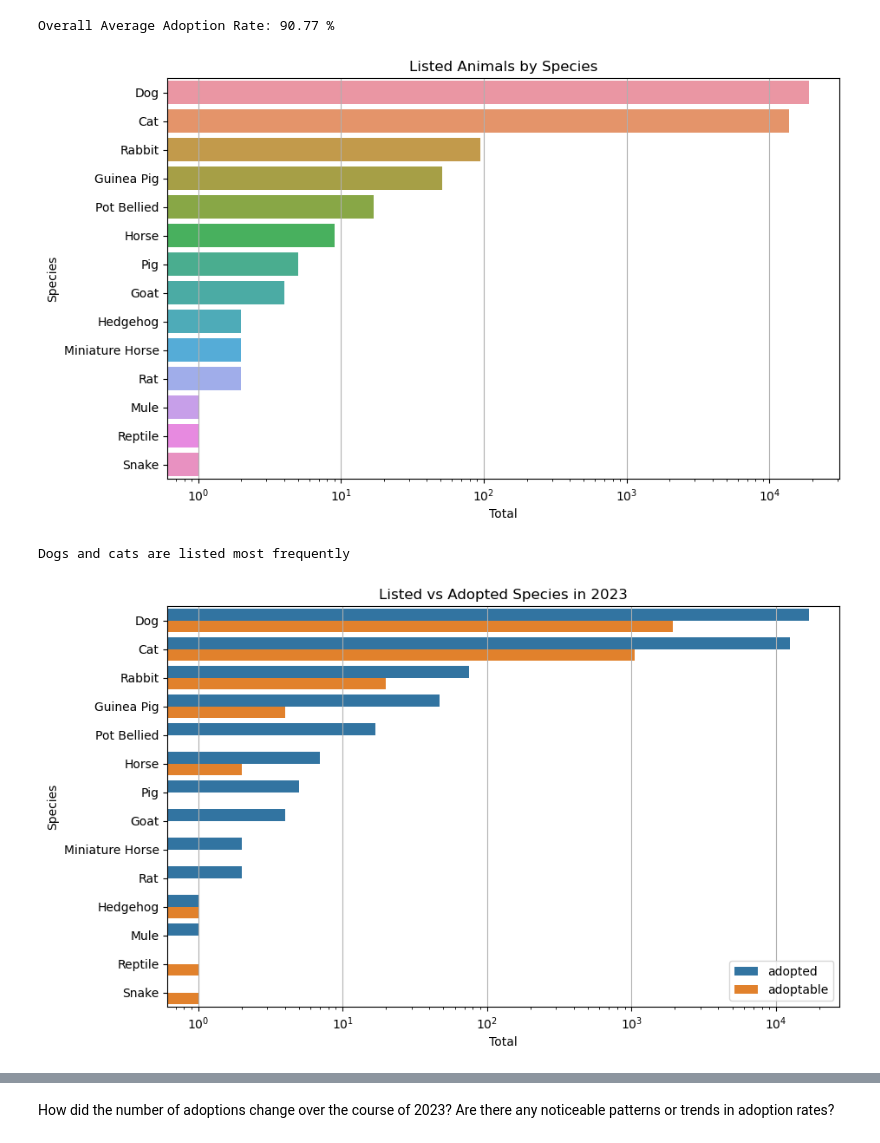
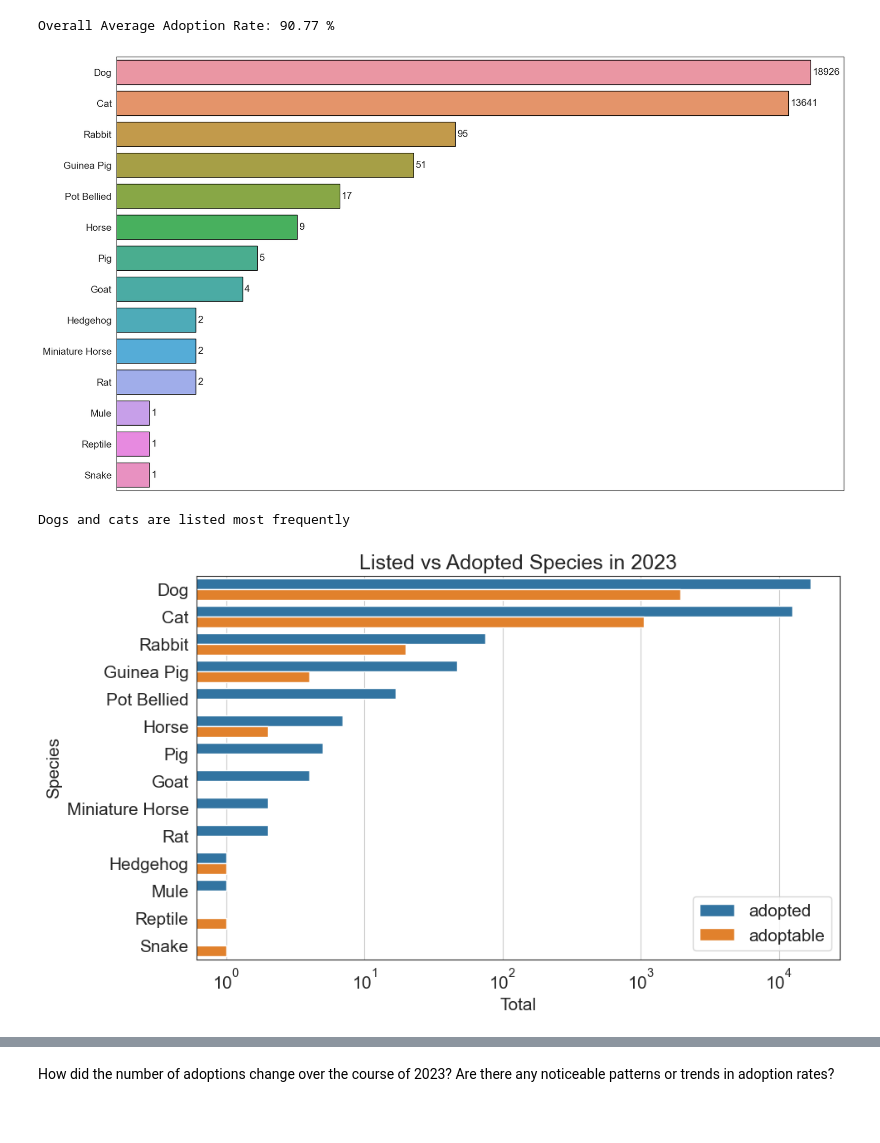
Before and after one commit to elisianguyen/2023-Tennessee-Adoption-Dynamics, a Jupyter notebook: notebooks/all_animal_adoptions_analysis_mvp.ipynb, the cells around one changed output, grey strips where cells are left out. Drawn from its saved outputs; the diff is of its cells as text; code cells hidden in the pictures.

Commit message:
Working on visuals and presentation

```diff
--- a/notebooks/all_animal_adoptions_analysis_mvp.ipynb
+++ b/notebooks/all_animal_adoptions_analysis_mvp.ipynb
@@ -87,22 +87,30 @@ Overall Average Adoption Rate: 90.77 %
 # %%
 # How many animals of each species were listed on petfinder in 2023?
 # Which animals are usually lised on petfinder?
 
 listed = df.groupby('species')['id'].count().reset_index(name='count').sort_values('count', ascending=False)
 
-plt.figure(figsize=(10, 6))
-sns.barplot(x='count', y='species', data=listed)
-plt.title('Listed Animals by Species')
-plt.xlabel('Total')
-plt.ylabel('Species')
+sns.set_style("white")
+plt.rc('font', size=15)
+
+fig, ax = plt.subplots(figsize=(20, 12))
+
+ax = sns.barplot(x='count', y='species', data=listed, edgecolor='black', ax=ax)
+ax.bar_label(ax.containers[0], labels=listed['count'], padding=3)
+
+plt.xlabel('')
+plt.ylabel('')
 plt.xscale('log')
-plt.grid(axis='x')
+
+plt.xticks([])
+
+#plt.savefig("..//graphs/species_count.png")
 
 plt.show()
 
 print('Dogs and cats are listed most frequently')
 # %% [output]
-[figure, old version]
+[figure, new version]
 Dogs and cats are listed most frequently
 # %%
 # What types of animal species are available for adoption vs how many were adopted in 2023? What types of animals are listed the most frequently?
@@ -120,7 +128,7 @@ plt.legend(loc='lower right')
 
 plt.show()
 # %% [output]
-[figure, old version]
+[figure, new version]
 # %%
 # What is the adoption rate by species?
 # Which animals have the highest adoption rate out o the most frequently listed?
```
Also changed, not shown: parts of 47 cells of this notebook, 10 other files.
